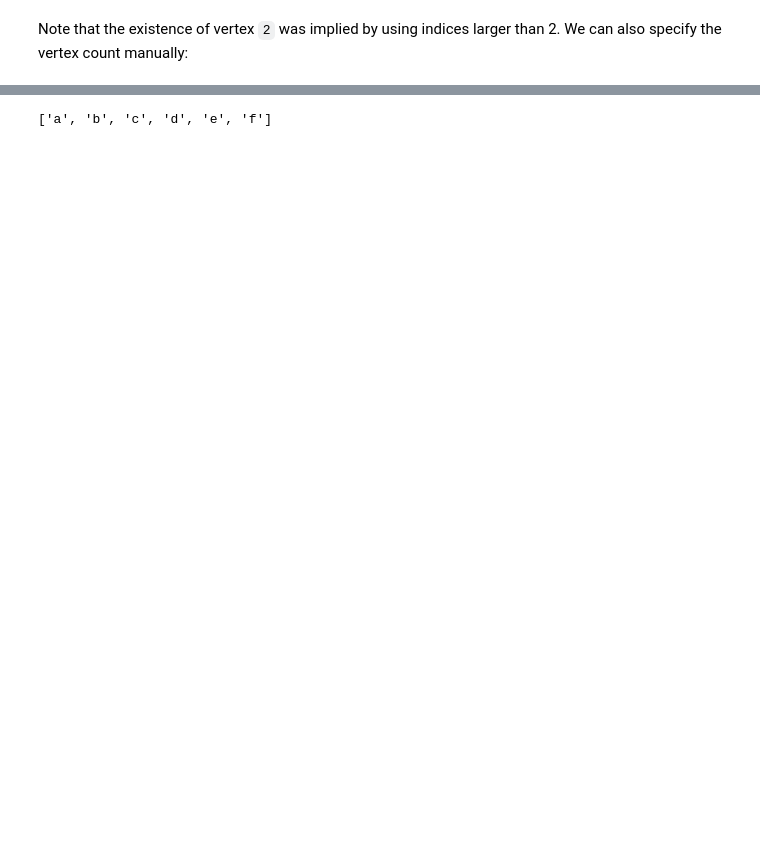
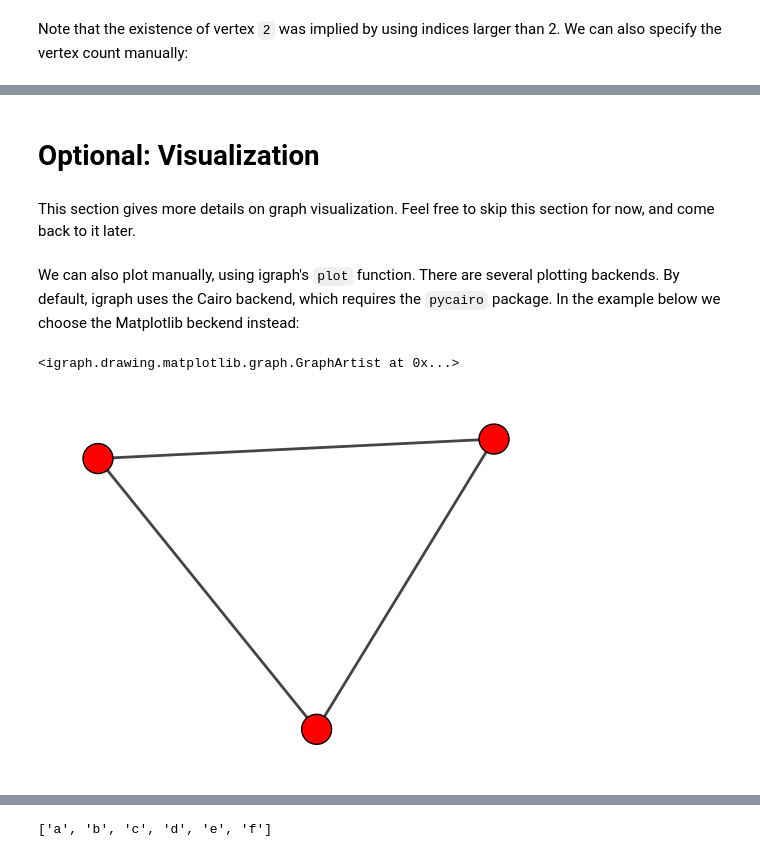
Before and after one commit to szhorvat/T-445-GRTH-2024, a Jupyter notebook: notebooks/igraph_intro.ipynb, the cells around one changed output, grey strips where cells are left out. Drawn from its saved outputs; the diff is of its cells as text; code cells hidden in the pictures; blank space fills up the shorter version.

```diff
--- a/notebooks/igraph_intro.ipynb
+++ b/notebooks/igraph_intro.ipynb
@@ -64,0 +52,11 @@ Graph([(0,1)], n=3)
+# %% [markdown]
+# Optional: Visualization
+# %% [markdown]
+This section gives more details on graph visualization. Feel free to skip this section for now, and come back to it later.
+# %% [markdown]
+We can also plot manually, using igraph's `plot` function. There are several plotting backends. By default, igraph uses the Cairo backend, which requires the `pycairo` package. In the example below we choose the Matplotlib beckend instead:
+# %%
+igraph.plot(g, backend='matplotlib')
+# %% [output]
+<igraph.drawing.matplotlib.graph.GraphArtist at 0x...>
+[figure, added]
```
Also changed, not shown: parts of 41 cells of this notebook, 1 other file.
